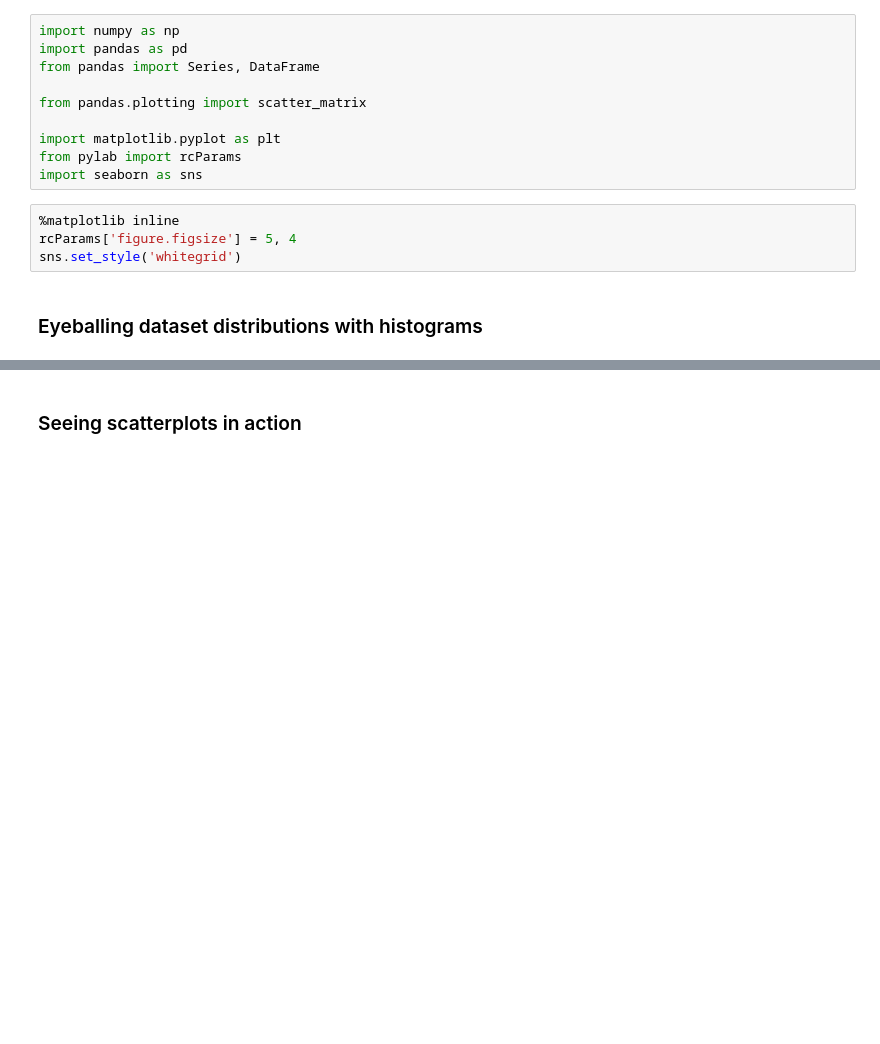
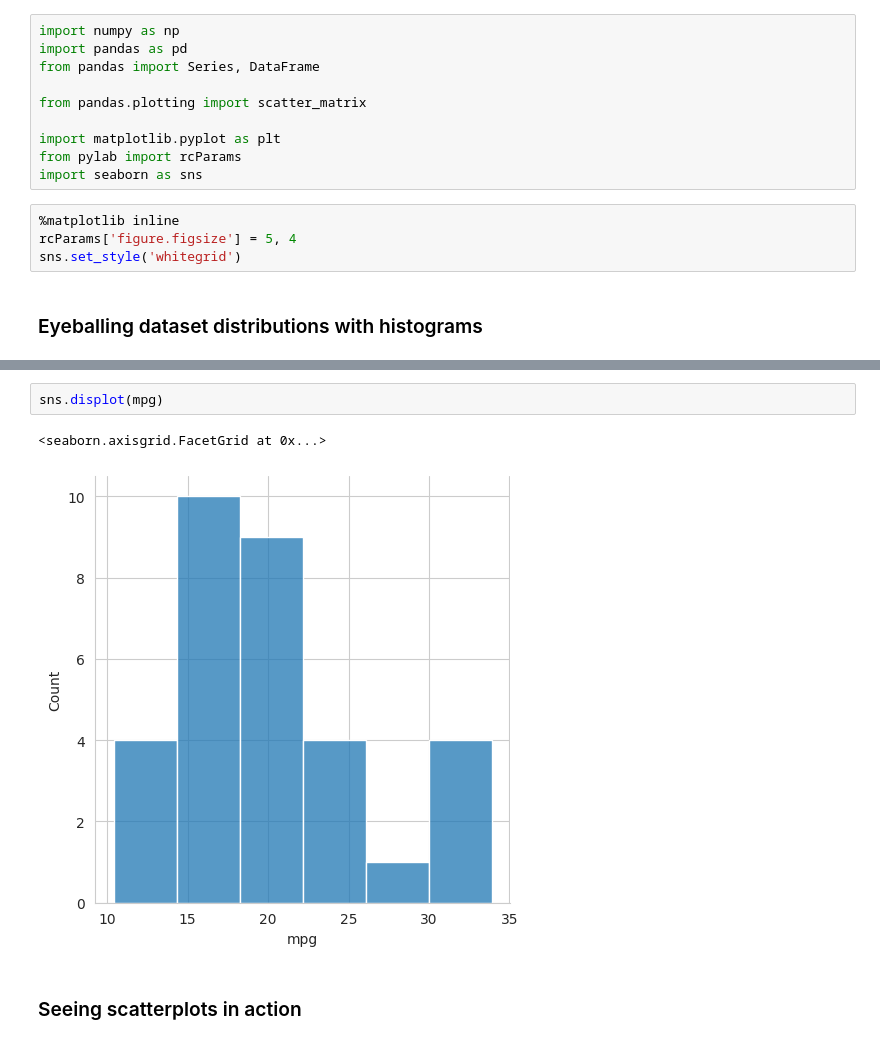
Before and after one commit to LinkedInLearning/python-for-data-science-and-machine-learning-essential-training-part-1-3006708, a Jupyter notebook: notebooks/04_07b.ipynb, the cells around one changed output, grey strips where cells are left out. Saved outputs shown, nothing was run; the diff lists cells and outputs as text; blank space fills up the shorter version.

```diff
--- a/notebooks/04_07b.ipynb
+++ b/notebooks/04_07b.ipynb
@@ -24,2 +34,7 @@ cars.index = cars.car_names
+# %%
+sns.displot(mpg)
+# %% [output]
+<seaborn.axisgrid.FacetGrid at 0x...>
+[figure, added]
 # %% [markdown]
 ###  Seeing scatterplots in action
```
Also changed, not shown: parts of 9 cells of this notebook, 3 other files.
